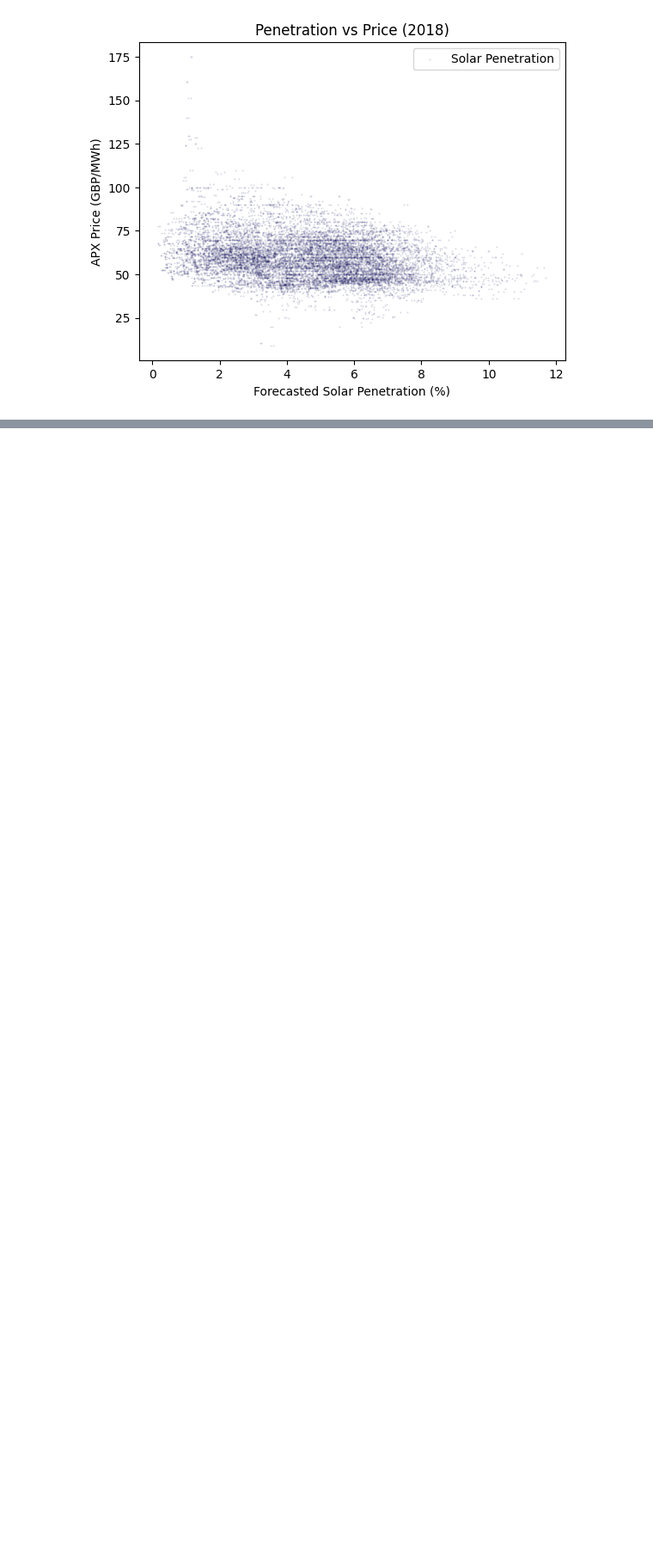
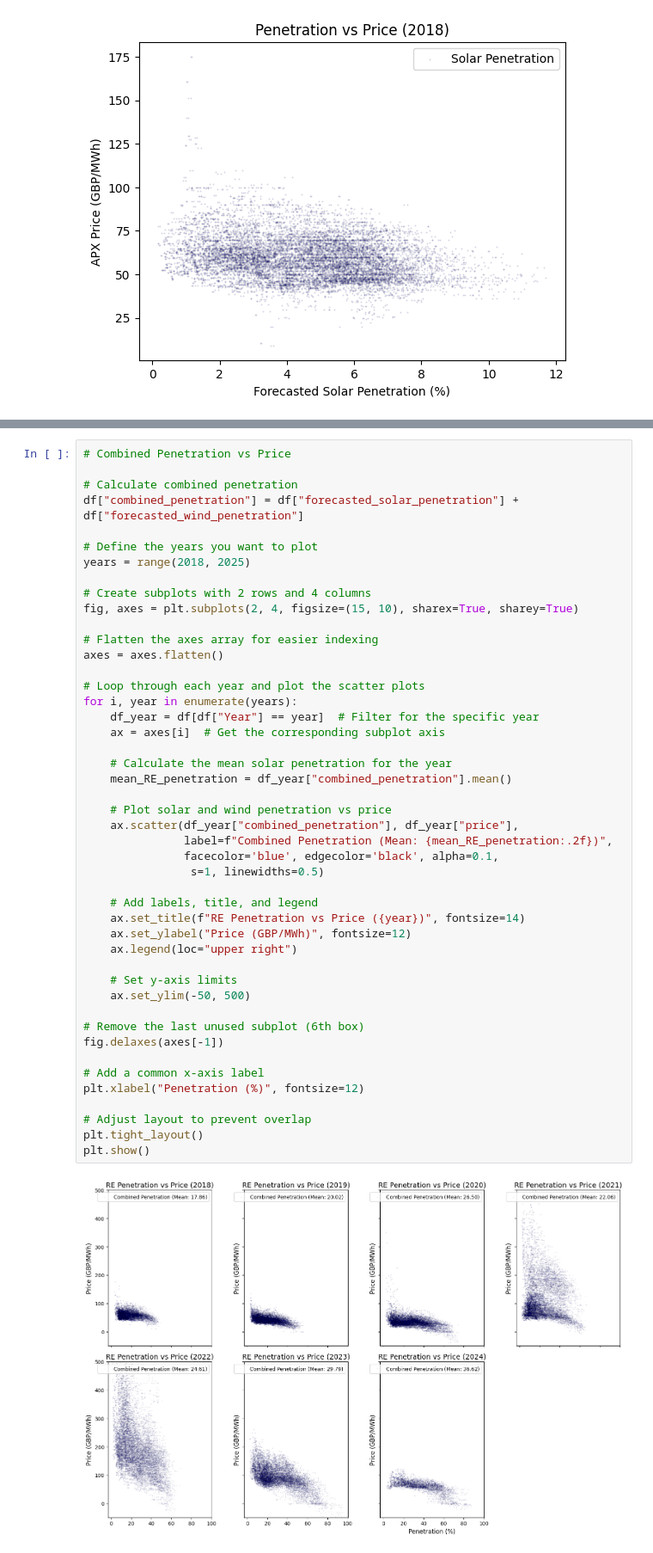
Before and after one commit to yunte-sung/market-impact-renewables, a Jupyter notebook: data/workbook.ipynb, the cells around one changed output, grey strips where cells are left out. Shown at 86% size. Drawn from its saved outputs; the diff is of its cells as text; blank space fills up the shorter version.

```diff
--- a/data/workbook.ipynb
+++ b/data/workbook.ipynb
@@ -159,3 +159,51 @@ plt.tight_layout()
 plt.show()
 # %% [output]
 [figure]
+# %%
+# Combined Penetration vs Price
+
+# Calculate combined penetration
+df["combined_penetration"] = df["forecasted_solar_penetration"] + df["forecasted_wind_penetration"]
+
+# Define the years you want to plot
+years = range(2018, 2025)
+
+# Create subplots with 2 rows and 4 columns
+fig, axes = plt.subplots(2, 4, figsize=(15, 10), sharex=True, sharey=True)
+
+# Flatten the axes array for easier indexing
+axes = axes.flatten()
+
+# Loop through each year and plot the scatter plots
+for i, year in enumerate(years):
+    df_year = df[df["Year"] == year]  # Filter for the specific year
+    ax = axes[i]  # Get the corresponding subplot axis
+
+    # Calculate the mean solar penetration for the year
+    mean_RE_penetration = df_year["combined_penetration"].mean()
+
+    # Plot solar and wind penetration vs price
+    ax.scatter(df_year["combined_penetration"], df_year["price"],
+               label=f"Combined Penetration (Mean: {mean_RE_penetration:.2f})",
+               facecolor='blue', edgecolor='black', alpha=0.1,
+                s=1, linewidths=0.5)
+
+    # Add labels, title, and legend
+    ax.set_title(f"RE Penetration vs Price ({year})", fontsize=14)
+    ax.set_ylabel("Price (GBP/MWh)", fontsize=12)
+    ax.legend(loc="upper right")
+
+    # Set y-axis limits
+    ax.set_ylim(-50, 500)
+
+# Remove the last unused subplot (6th box)
+fig.delaxes(axes[-1])
+
+# Add a common x-axis label
+plt.xlabel("Penetration (%)", fontsize=12)
+
+# Adjust layout to prevent overlap
+plt.tight_layout()
+plt.show()
+# %% [output]
+[figure, added]
```
Also changed, not shown: parts of 6 cells of this notebook.
